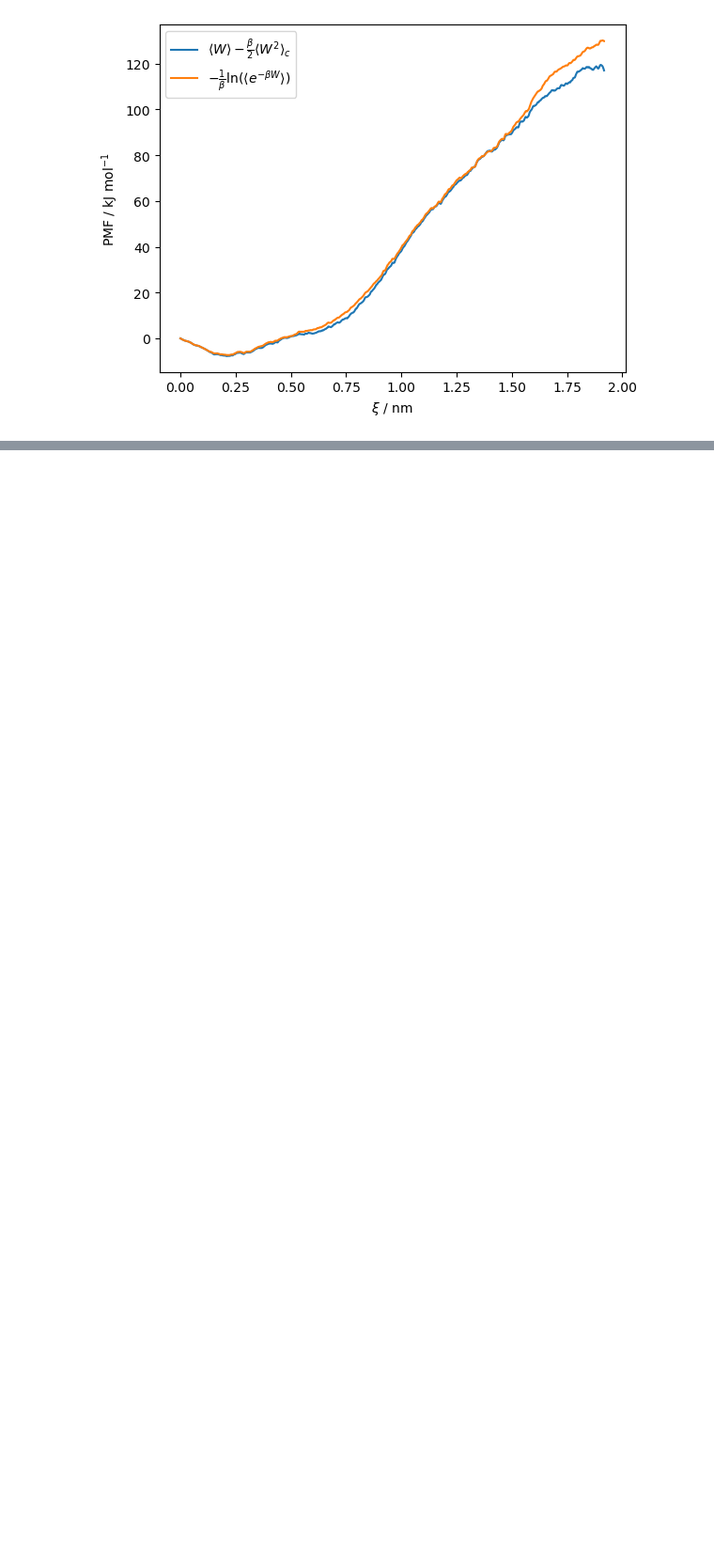
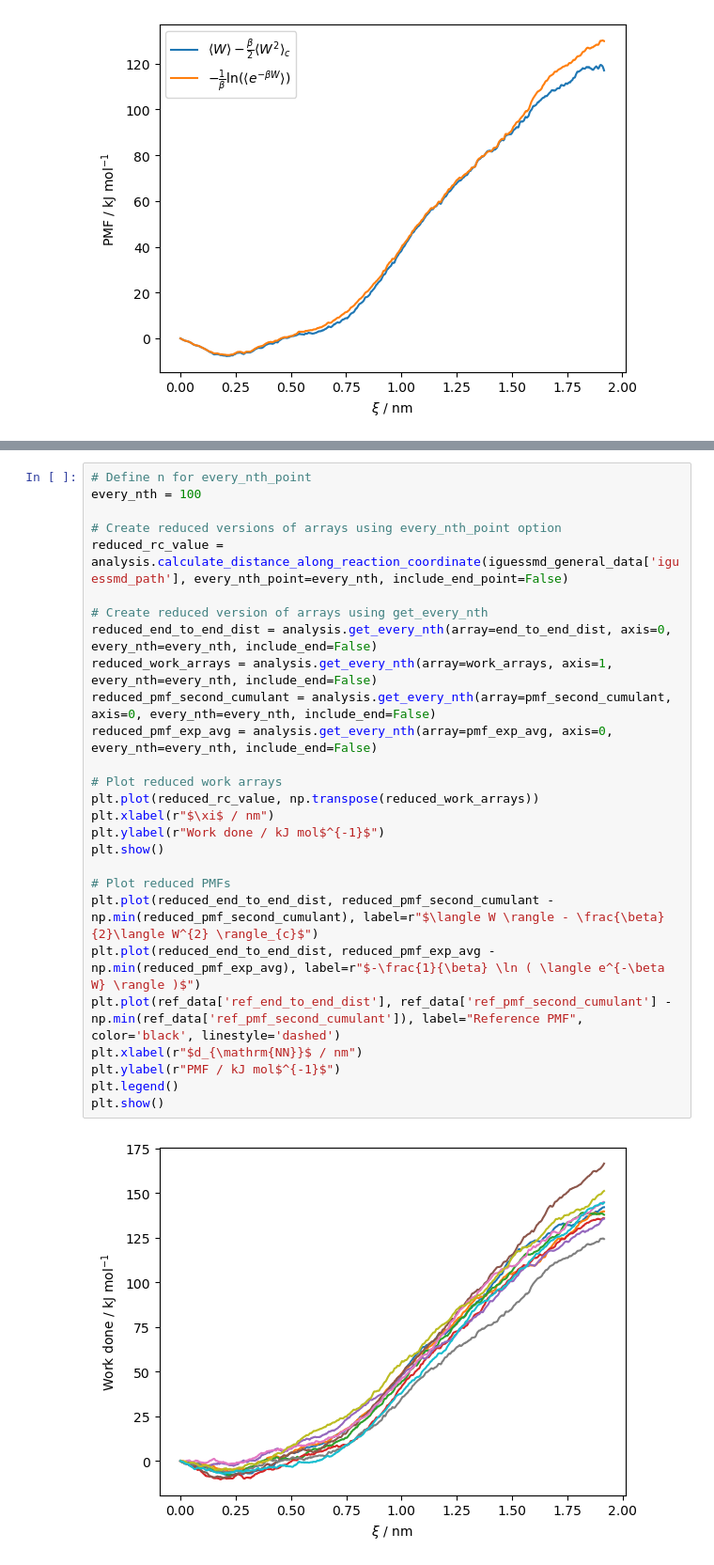
Before and after one commit to IRL2/nanover-server-py, a Jupyter notebook: tutorials/5. iGUESSMD/analysis.ipynb, the cells around one changed output, grey strips where cells are left out. Shown at 94% size. Saved outputs shown, nothing was run; the diff lists cells and outputs as text; blank space fills up the shorter version.

```diff
--- a/tutorials/5. iGUESSMD/analysis.ipynb
+++ b/tutorials/5. iGUESSMD/analysis.ipynb
@@ -103,0 +109,29 @@ numpy.ndarray
+# %%
+# Define n for every_nth_point
+every_nth = 100
+
+# Create reduced versions of arrays using every_nth_point option
+reduced_rc_value = analysis.calculate_distance_along_reaction_coordinate(iguessmd_general_data['iguessmd_path'], every_nth_point=every_nth, include_end_point=False)
+
+# Create reduced version of arrays using get_every_nth
+reduced_end_to_end_dist = analysis.get_every_nth(array=end_to_end_dist, axis=0, every_nth=every_nth, include_end=False)
+reduced_work_arrays = analysis.get_every_nth(array=work_arrays, axis=1, every_nth=every_nth, include_end=False)
+reduced_pmf_second_cumulant = analysis.get_every_nth(array=pmf_second_cumulant, axis=0, every_nth=every_nth, include_end=False)
+reduced_pmf_exp_avg = analysis.get_every_nth(array=pmf_exp_avg, axis=0, every_nth=every_nth, include_end=False)
+
+# Plot reduced work arrays
+plt.plot(reduced_rc_value, np.transpose(reduced_work_arrays))
+plt.xlabel(r"$\xi$ / nm")
+plt.ylabel(r"Work done / kJ mol$^{-1}$")
+plt.show()
+
+# Plot reduced PMFs
+plt.plot(reduced_end_to_end_dist, reduced_pmf_second_cumulant - np.min(reduced_pmf_second_cumulant), label=r"$\langle W \rangle - \frac{\beta}{2}\langle W^{2} \rangle_{c}$")
+plt.plot(reduced_end_to_end_dist, reduced_pmf_exp_avg - np.min(reduced_pmf_exp_avg), label=r"$-\frac{1}{\beta} \ln ( \langle e^{-\beta W} \rangle )$")
+plt.plot(ref_data['ref_end_to_end_dist'], ref_data['ref_pmf_second_cumulant'] - np.min(ref_data['ref_pmf_second_cumulant']), label="Reference PMF", color='black', linestyle='dashed')
+plt.xlabel(r"$d_{\mathrm{NN}}$ / nm")
+plt.ylabel(r"PMF / kJ mol$^{-1}$")
+plt.legend()
+plt.show()
+# %% [output]
+[figure, added]
```
Also changed, not shown: parts of 11 cells of this notebook.
